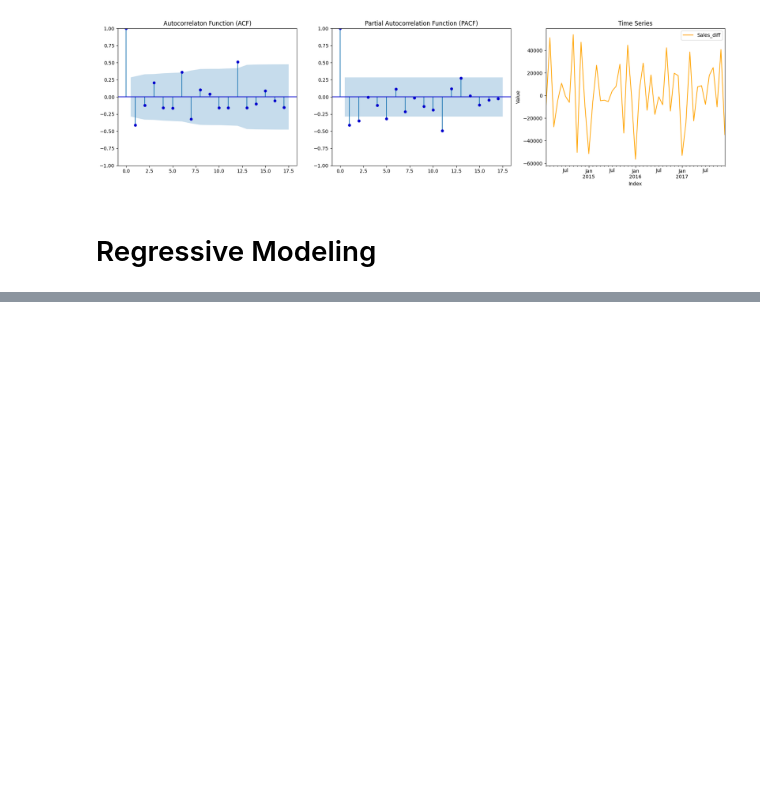
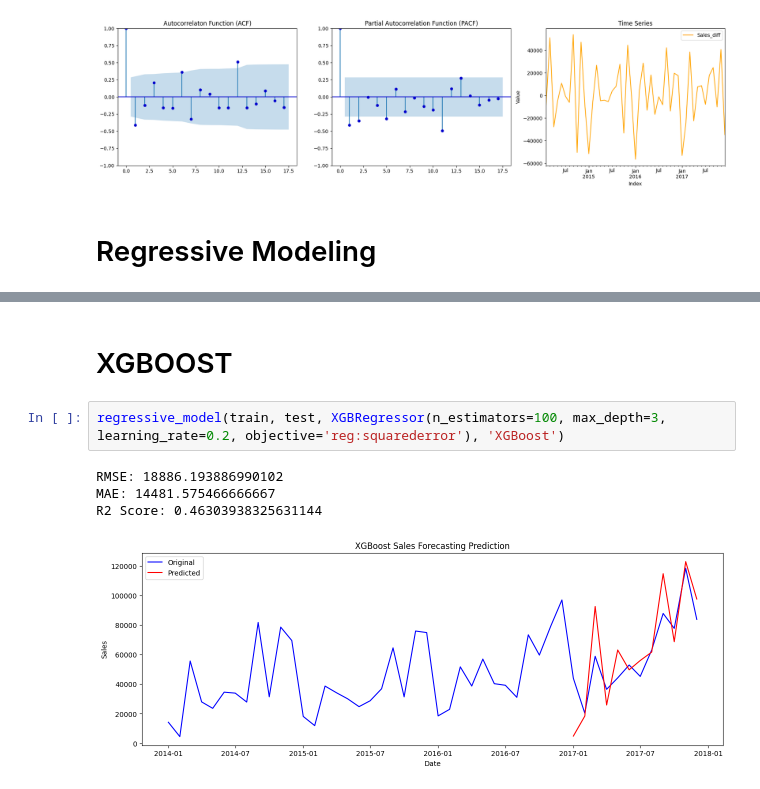
Before and after one commit to zakianazzum/superstore_sales_analysis, a Jupyter notebook: Forecast_w_LMRegression.ipynb, the cells around one changed output, grey strips where cells are left out. Saved outputs shown, nothing was run; the diff lists cells and outputs as text; blank space fills up the shorter version.

```diff
--- a/Forecast_w_LMRegression.ipynb
+++ b/Forecast_w_LMRegression.ipynb
@@ -418,0 +560,9 @@ plt.show()
+# %% [markdown]
+# XGBOOST
+# %%
+regressive_model(train, test, XGBRegressor(n_estimators=100, max_depth=3, learning_rate=0.2, objective='reg:squarederror'), 'XGBoost')
+# %% [output]
+RMSE: 18886.193886990102
+MAE: 14481.575466666667
+R2 Score: 0.46303938325631144
+[figure, added]
```
Also changed, not shown: parts of 39 cells of this notebook, 6 other files.
